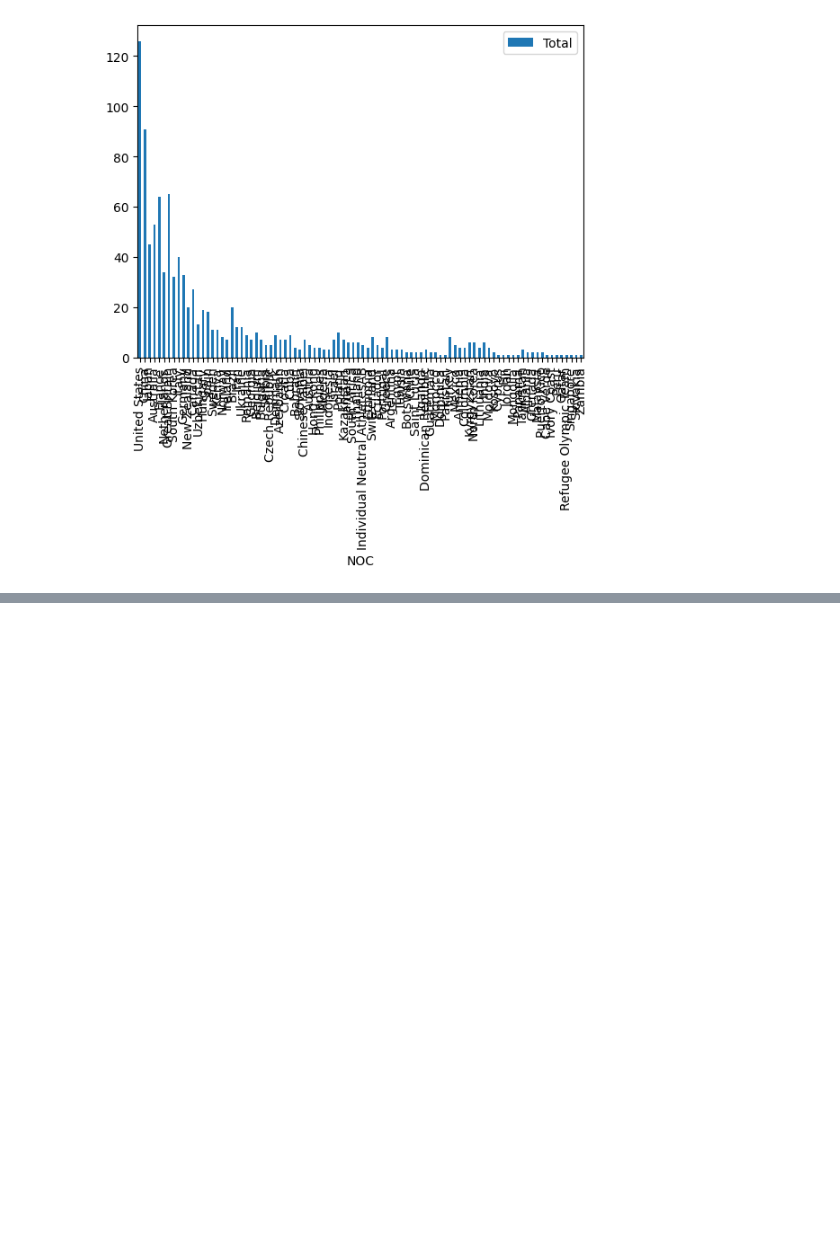
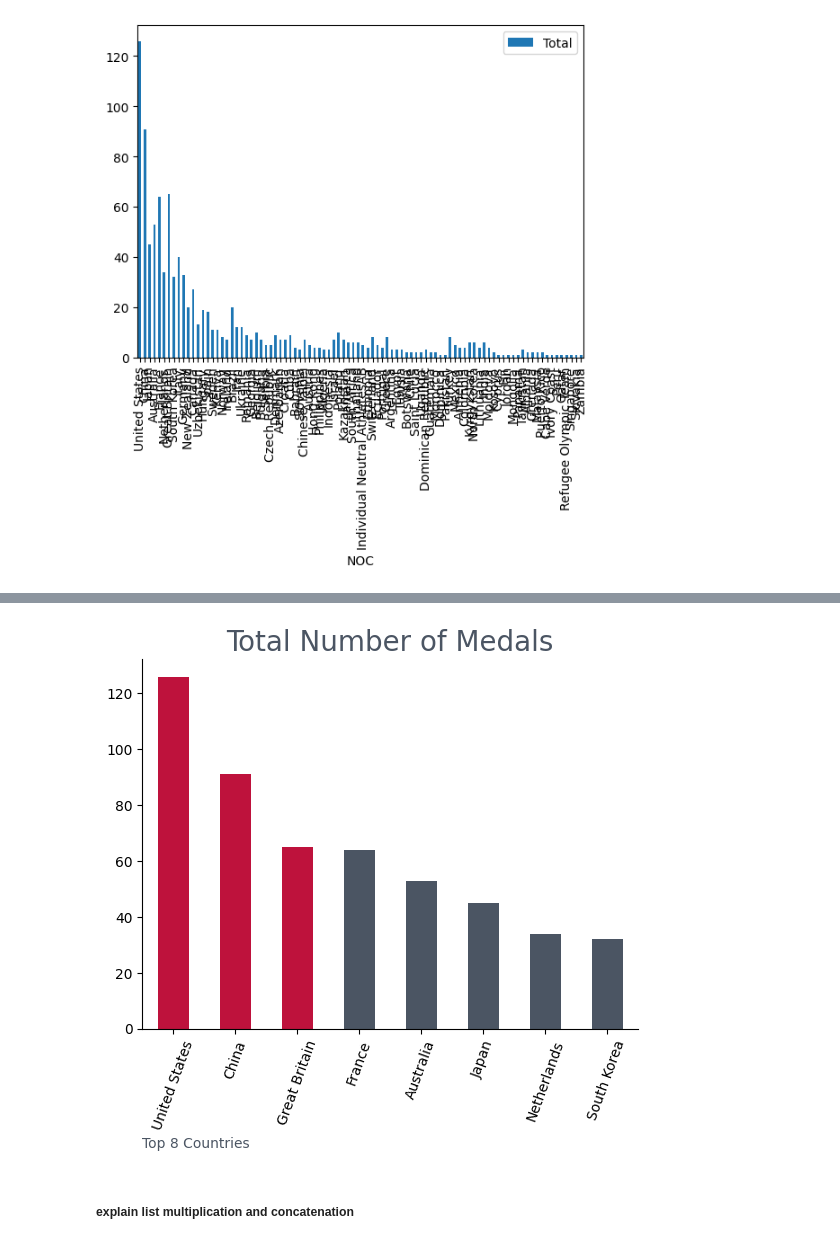
Before and after one commit to AIgineerAB/Python_OPA24_code_along, a Jupyter notebook: code_along_6mar.ipynb, the cells around one changed output, grey strips where cells are left out. Drawn from its saved outputs; the diff is of its cells as text; code cells hidden in the pictures; blank space fills up the shorter version.

```diff
--- a/code_along_6mar.ipynb
+++ b/code_along_6mar.ipynb
@@ -60,0 +70,32 @@ fig_country = df_country.plot(kind="bar",
+# %%
+df_sorted = df_country.head(8).sort_values("Total", ascending=False)
+
+#use list multiplication and list concatenation to simplify color list
+nr_top_countries = 8
+red, gray = "#be123c", "#4b5563"
+colors = [red]*3 + [gray]*(nr_top_countries-3)
+
+
+fig_country = df_sorted.plot(kind="bar",
+                              x = "NOC",
+                              y = "Total",
+                              color = colors, #use color hex
+                              rot=70
+                              )
+
+fig_country.spines[["top","right"]].set_visible(False) #VSC shortcut: shift alt down to copy line
+#fig_country.spines["right"].set_visible(False)
+fig_country.legend().set_visible(False)
+
+fig_country.set_xlabel("Top 8 Countries", loc="left", color=gray)
+
+fig_country.set_title(
+    "Total Number of Medals",
+    loc="center",
+    color=gray,
+    fontsize=20,
+);
+# %% [output]
+[figure, added]
+# %% [markdown]
+##### explain list multiplication and concatenation
```
Also changed, not shown: parts of 8 cells of this notebook.
